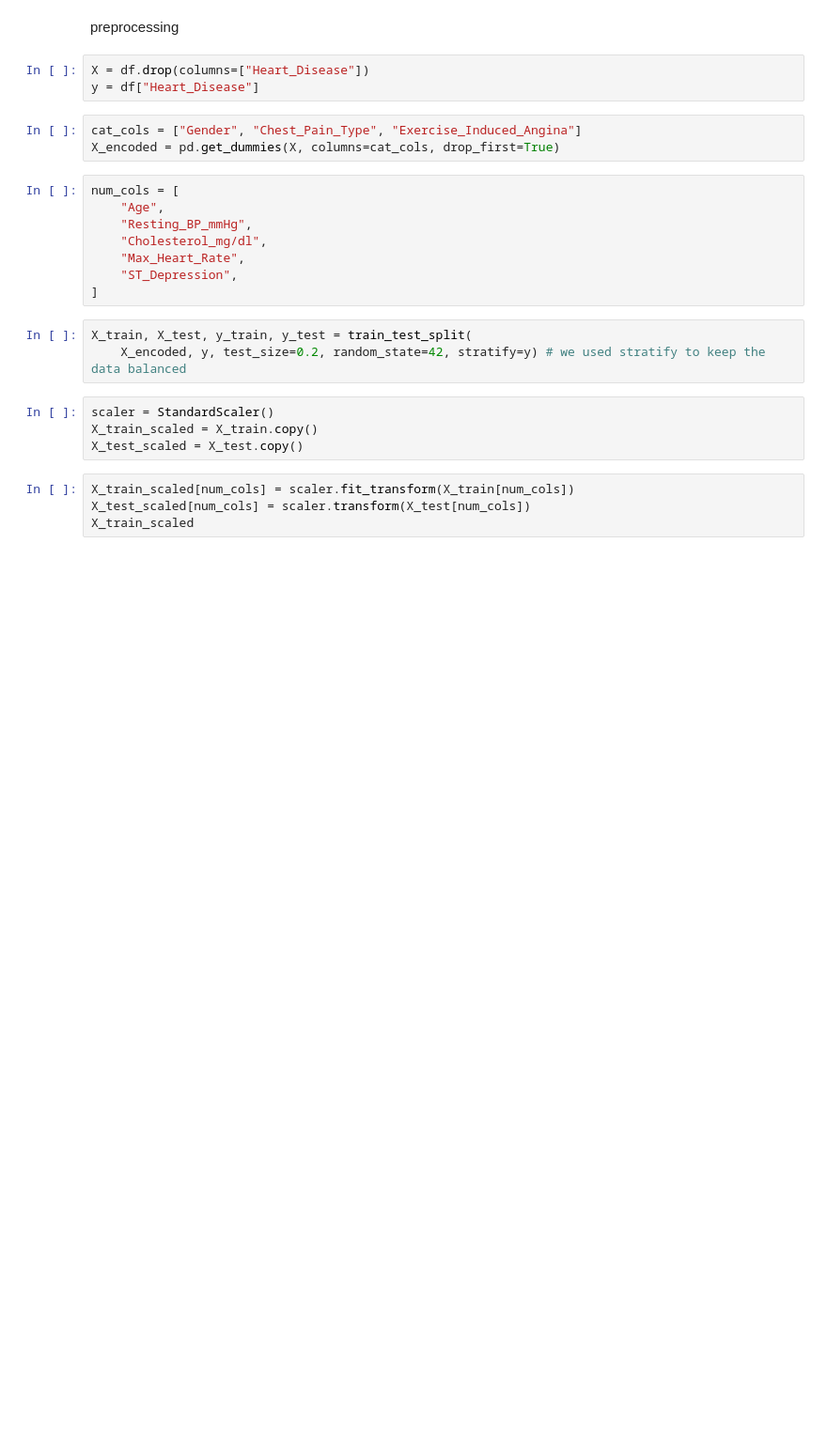
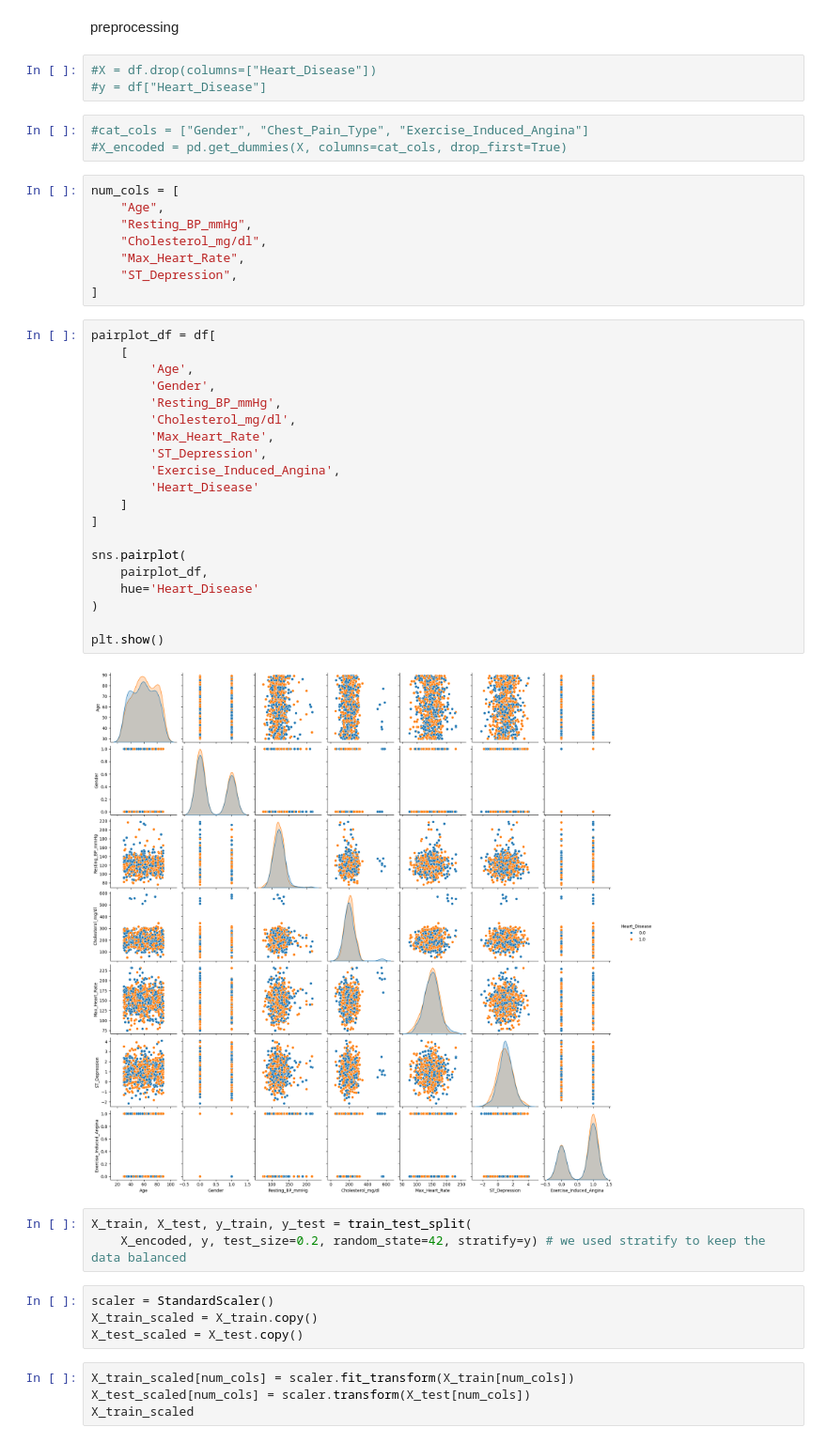
Before and after one commit to Mazen-Morsy/ML-Final, a Jupyter notebook: Heart_Disease_prediction.ipynb, the cells around one changed output. Shown at 94% size. Cells and saved outputs as stored; diff of their text form; blank space fills up the shorter version.

```diff
--- a/Heart_Disease_prediction.ipynb
+++ b/Heart_Disease_prediction.ipynb
@@ -335,11 +371,11 @@ plt.show()
 # %% [markdown]
 preprocessing
 # %%
-X = df.drop(columns=["Heart_Disease"])
-y = df["Heart_Disease"]
+#X = df.drop(columns=["Heart_Disease"])
+#y = df["Heart_Disease"]
 # %%
-cat_cols = ["Gender", "Chest_Pain_Type", "Exercise_Induced_Angina"]
-X_encoded = pd.get_dummies(X, columns=cat_cols, drop_first=True)
+#cat_cols = ["Gender", "Chest_Pain_Type", "Exercise_Induced_Angina"]
+#X_encoded = pd.get_dummies(X, columns=cat_cols, drop_first=True)
 # %%
 num_cols = [
     "Age",
@@ -348,6 +384,28 @@ num_cols = [
     "Max_Heart_Rate",
     "ST_Depression",
 ]
+# %%
+pairplot_df = df[
+    [
+        'Age',
+        'Gender',
+        'Resting_BP_mmHg',
+        'Cholesterol_mg/dl',
+        'Max_Heart_Rate',
+        'ST_Depression',
+        'Exercise_Induced_Angina',
+        'Heart_Disease'
+    ]
+]
+
+sns.pairplot(
+    pairplot_df,
+    hue='Heart_Disease'
+)
+
+plt.show()
+# %% [output]
+[figure, added]
 # %%
 X_train, X_test, y_train, y_test = train_test_split(
     X_encoded, y, test_size=0.2, random_state=42, stratify=y) # we used stratify to keep the data balanced
```
Also changed, not shown: parts of 2 cells of this notebook.
